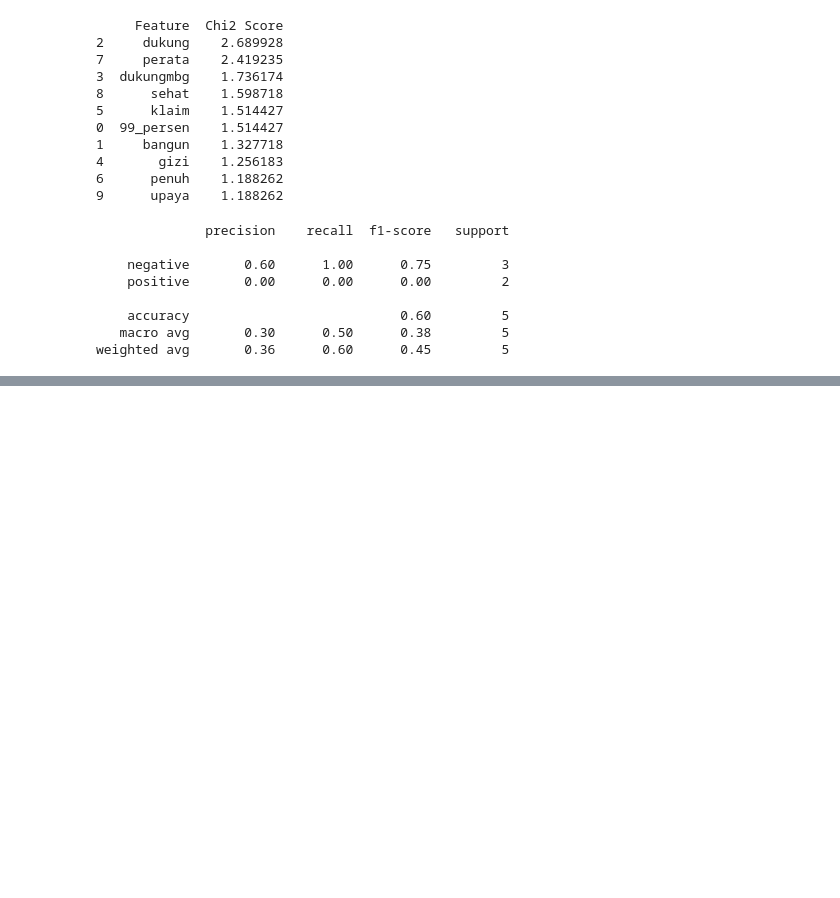
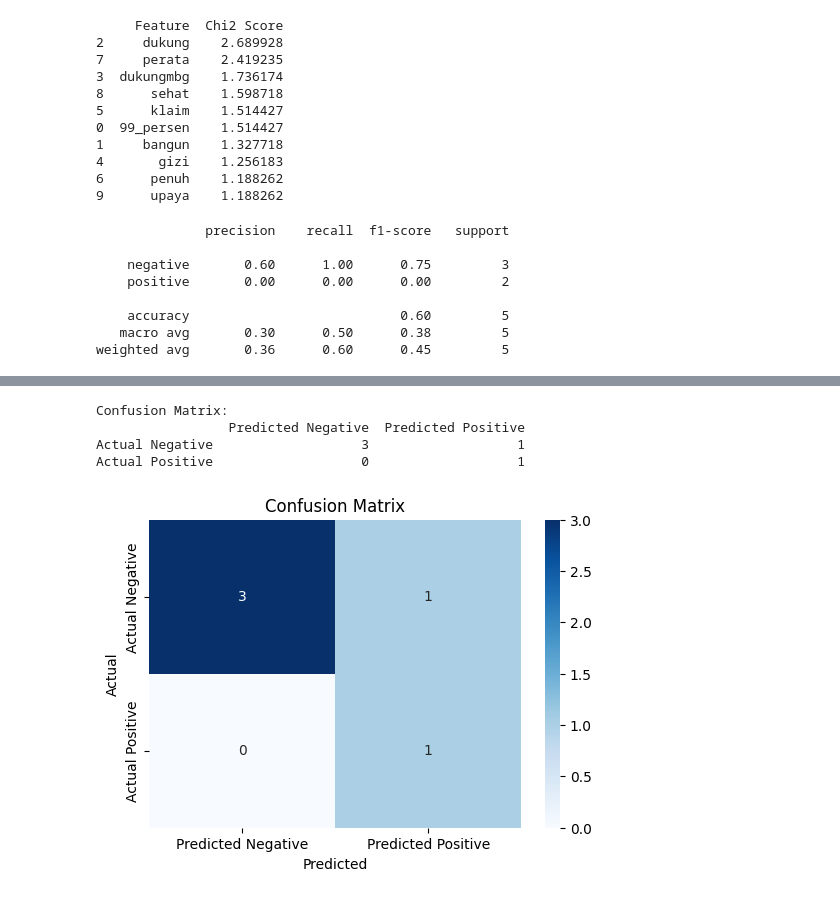
Before and after one commit to RyanMFDR/KNN_Sentiment-Analysis, a Jupyter notebook: notebook/analisis.ipynb, the cells around one changed output, grey strips where cells are left out. Saved outputs shown, nothing was run; the diff lists cells and outputs as text; code cells hidden in the pictures; blank space fills up the shorter version.

```diff
--- a/notebook/analisis.ipynb
+++ b/notebook/analisis.ipynb
@@ -171,0 +207,29 @@ weighted avg       0.36      0.60      0.45         5
+# %%
+from sklearn.metrics import confusion_matrix
+
+# Asumsikan label-nya cuma: ['negative', 'positive']
+cm = confusion_matrix(y_test, y_pred, labels=['negative', 'positive'])
+
+# Biar lebih jelas
+import pandas as pd
+cm_df = pd.DataFrame(cm, index=['Actual Negative', 'Actual Positive'],
+                        columns=['Predicted Negative', 'Predicted Positive'])
+print("Confusion Matrix:")
+print(cm_df)
+# %% [output]
+Confusion Matrix:
+                 Predicted Negative  Predicted Positive
+Actual Negative                   3                   1
+Actual Positive                   0                   1
+# %%
+import seaborn as sns
+import matplotlib.pyplot as plt
+
+plt.figure(figsize=(6,4))
+sns.heatmap(cm_df, annot=True, fmt='d', cmap='Blues')
+plt.title('Confusion Matrix')
+plt.ylabel('Actual')
+plt.xlabel('Predicted')
+plt.show()
+# %% [output]
+[figure, added]
```
Also changed, not shown: parts of 1 cell of this notebook.
